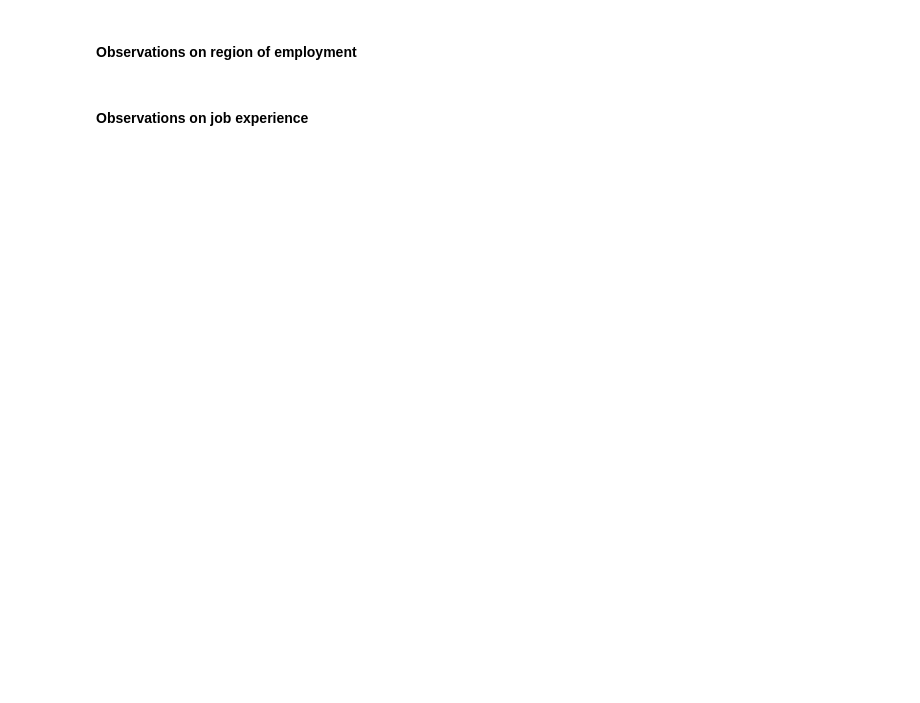
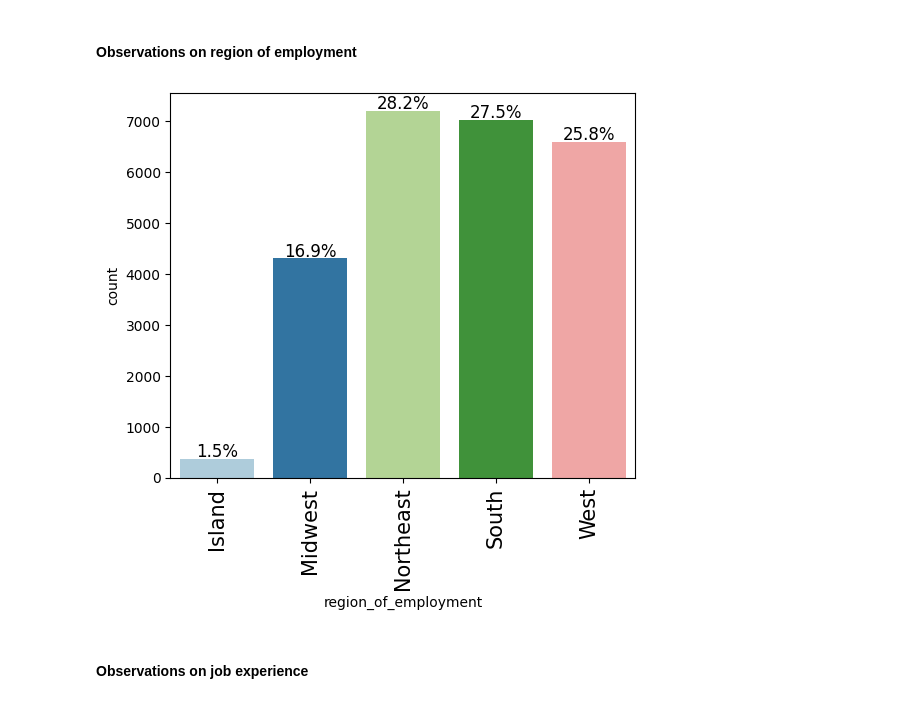
Before and after one commit to ankur0405/LearningPython, a Jupyter notebook: EasyVisa_Full_Code.ipynb, the cells around one changed output. Cells and saved outputs as stored; diff of their text form; code cells hidden in the pictures; blank space fills up the shorter version.

```diff
--- a/EasyVisa_Full_Code.ipynb
+++ b/EasyVisa_Full_Code.ipynb
@@ -260,4 +304,8 @@ def labeled_barplot(data, feature, perc=False, n=None):
 # %% [markdown]
 #### Observations on region of employment
+# %%
+labeled_barplot(df, "region_of_employment", perc=True)
+# %% [output]
+[figure, added]
 # %% [markdown]
 #### Observations on job experience
```
Also changed, not shown: parts of 12 cells of this notebook.
